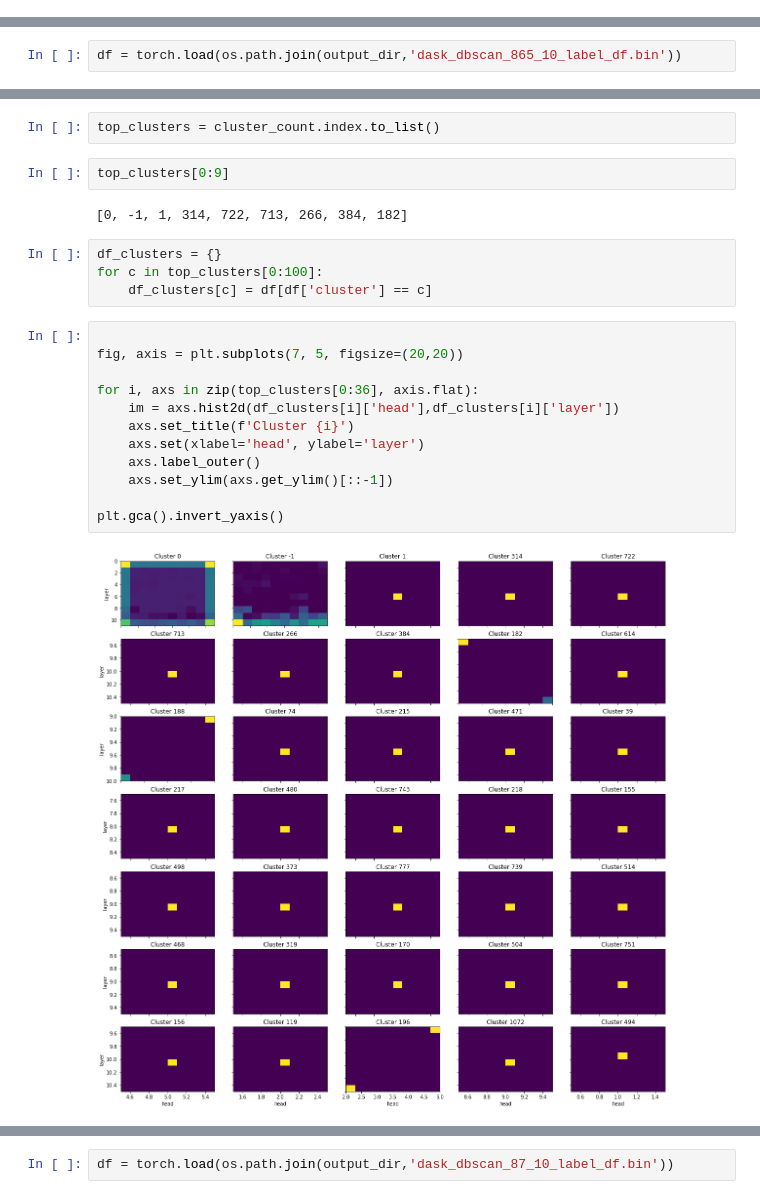
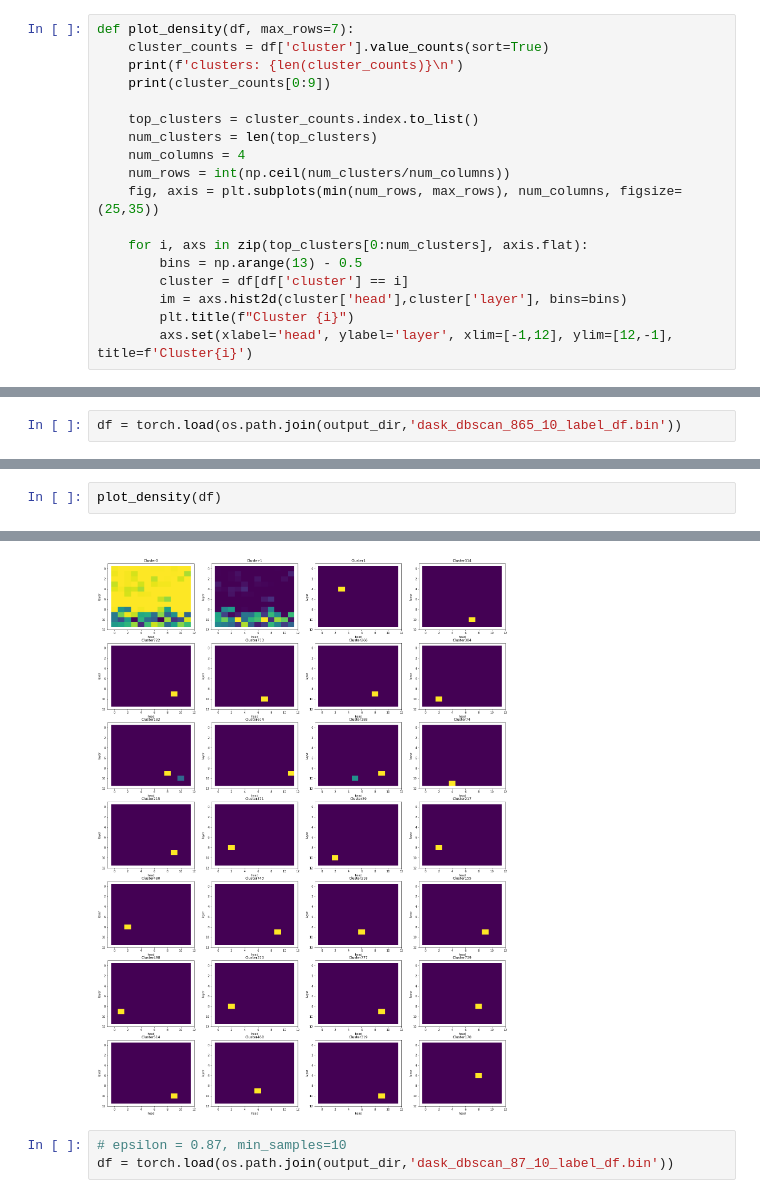
Before and after one commit to pschroedl/transformer_attention_clustering, a Jupyter notebook: clustering/dbscan_cluster_analysis.ipynb, the cells around one changed output, grey strips where cells are left out. Saved outputs shown, nothing was run; the diff lists cells and outputs as text.

Commit message:
update dbscan clustering viz

```diff
--- a/clustering/dbscan_cluster_analysis.ipynb
+++ b/clustering/dbscan_cluster_analysis.ipynb
@@ -11,6 +11,24 @@ import seaborn as sns
 import pandas as pd
 import matplotlib.pyplot as plt
 import numpy as np
+# %%
+def plot_density(df, max_rows=7):
+    cluster_counts = df['cluster'].value_counts(sort=True)
+    print(f'clusters: {len(cluster_counts)}\n')
+    print(cluster_counts[0:9])
+
+    top_clusters = cluster_counts.index.to_list()
+    num_clusters = len(top_clusters)
+    num_columns = 4
+    num_rows = int(np.ceil(num_clusters/num_columns))
+    fig, axis = plt.subplots(min(num_rows, max_rows), num_columns, figsize=(25,35))
+
+    for i, axs in zip(top_clusters[0:num_clusters], axis.flat):
+        bins = np.arange(13) - 0.5
+        cluster = df[df['cluster'] == i]
+        im = axs.hist2d(cluster['head'],cluster['layer'], bins=bins)
+        plt.title(f"Cluster {i}")
+        axs.set(xlabel='head', ylabel='layer', xlim=[-1,12], ylim=[12,-1], title=f'Cluster{i}')
 # %%
 output_dir='/rapids/notebooks/host/representations/output/'
 # %%
@@ -40,24 +36,3 @@ plt.colorbar(h[3])
-# %%
-top_clusters = cluster_count.index.to_list()
-# %%
-top_clusters[0:9]
-# %% [output]
-[0, -1, 1, 314, 722, 713, 266, 384, 182]
-# %%
-df_clusters = {}
-for c in top_clusters[0:100]:
-    df_clusters[c] = df[df['cluster'] == c]
-# %%
-
-fig, axis = plt.subplots(7, 5, figsize=(20,20))
-
-for i, axs in zip(top_clusters[0:36], axis.flat):
-    im = axs.hist2d(df_clusters[i]['head'],df_clusters[i]['layer'])
-    axs.set_title(f'Cluster {i}')
-    axs.set(xlabel='head', ylabel='layer')
-    axs.label_outer()
-    axs.set_ylim(axs.get_ylim()[::-1])
-
-plt.gca().invert_yaxis()
-# %% [output]
-[figure, removed]
+# %%
+plot_density(df)
+# %% [output]
@@ -64,2 +51,4 @@ plt.gca().invert_yaxis()
+[figure, added]
 # %%
+# epsilon = 0.87, min_samples=10
 df = torch.load(os.path.join(output_dir,'dask_dbscan_87_10_label_df.bin'))
```
Also changed, not shown: parts of 12 cells of this notebook, 1 other file.
